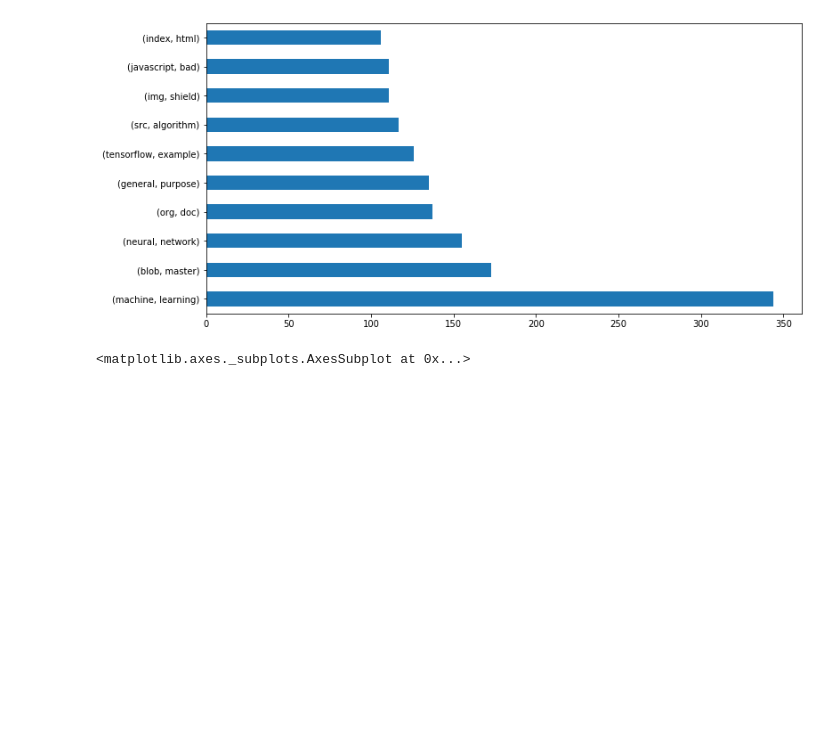
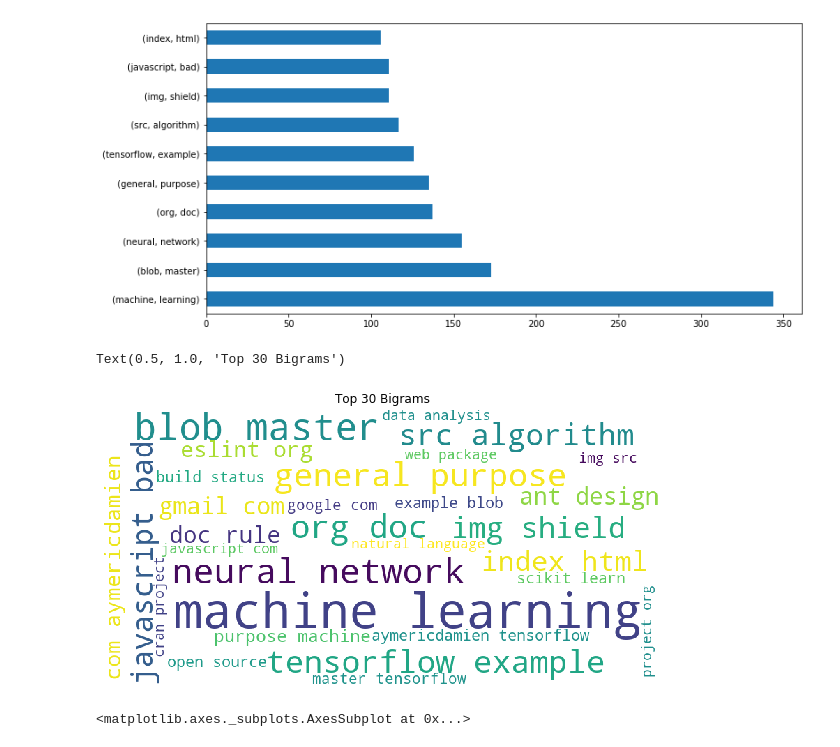
Before and after one commit to The-Tree-Muskeeters/git-language, a Jupyter notebook: nlp_project_ravinder.ipynb, the cells around one changed output. Saved outputs shown, nothing was run; the diff lists cells and outputs as text; code cells hidden in the pictures; blank space fills up the shorter version.

```diff
--- a/nlp_project_ravinder.ipynb
+++ b/nlp_project_ravinder.ipynb
@@ -450,3 +444,15 @@ plt.axis('off')
+# %%
+top_30_bigrams = pd.Series(nltk.ngrams(' '.join(train.cleaned).split(), 2)).value_counts().head(30)
+# %%
+data = {k[0] + ' ' + k[1]: v for k, v in top_30_bigrams.to_dict().items()}
+img = WordCloud(background_color='white', width=800, height=400).generate_from_frequencies(data)
+plt.figure(figsize=(10, 6))
+plt.imshow(img)
+plt.axis('off')
+plt.title('Top 30 Bigrams')
+# %% [output]
+Text(0.5, 1.0, 'Top 30 Bigrams')
+[figure, added]
 # %%
 #lets look at trigrams for all text
 plt.figure(figsize = (12,6))
```
Also changed, not shown: parts of 12 cells of this notebook.
